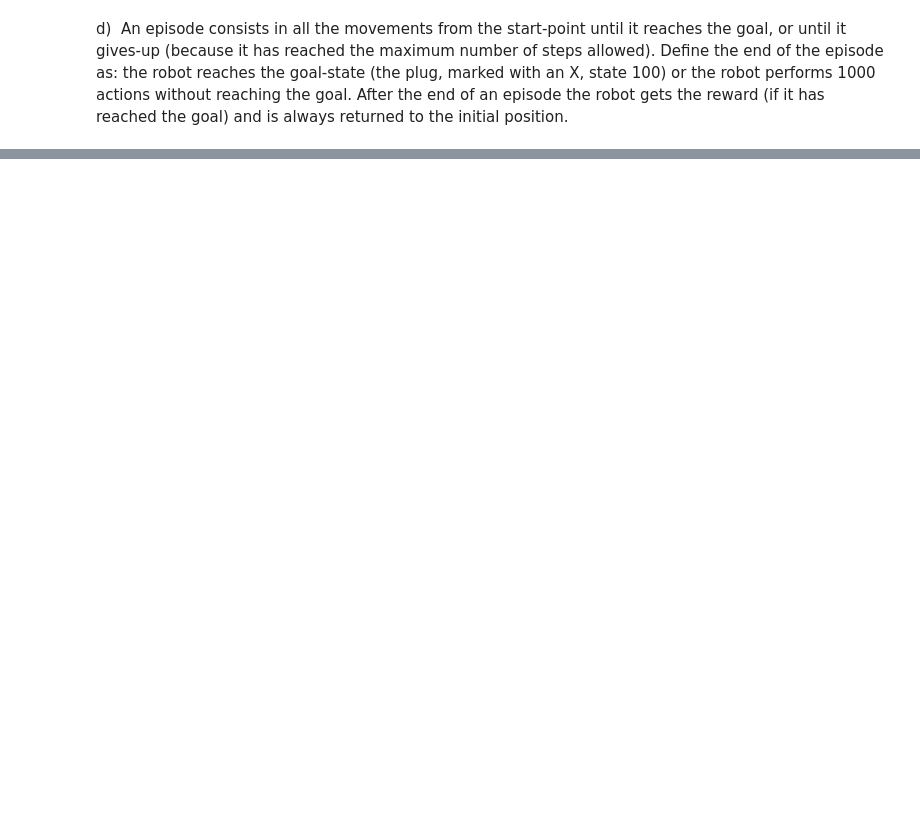
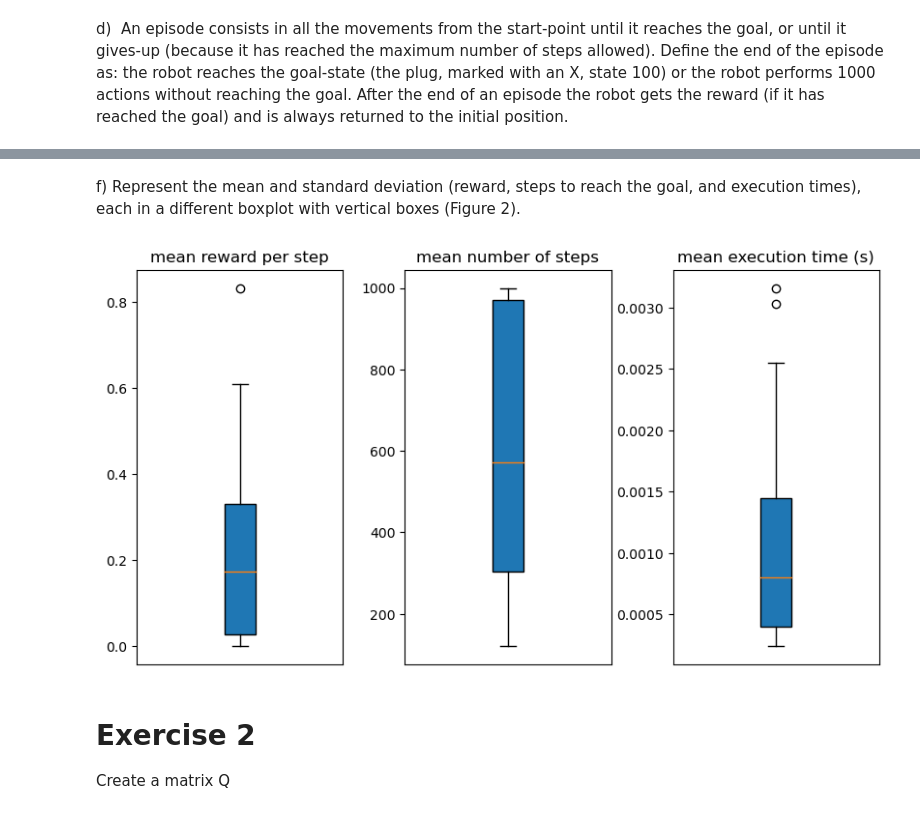
Before and after one commit to jelenameyer/IntroToMachineLearning, a Jupyter notebook: assignments/assignment3/assignment3.ipynb, the cells around one changed output, grey strips where cells are left out. Drawn from its saved outputs; the diff is of its cells as text; code cells hidden in the pictures; blank space fills up the shorter version.

```diff
--- a/assignments/assignment3/assignment3.ipynb
+++ b/assignments/assignment3/assignment3.ipynb
@@ -50,7 +52,7 @@ rewardFunction(10000)
 # %% [markdown]
 c) A function that randomly chooses an action.
 # %%
-def randomlyChoseAction(state):
+def randomlyChoseAction():
     possibleActions = ["up", "left", "right", "down"]
     randomPosition = random.randint(0,3)
     randomAction = possibleActions[randomPosition]
@@ -59,14 +65,17 @@ def randomlyChoseAction(state):
 # %% [markdown]
 d)  An episode consists in all the movements from the start-point until it reaches the goal, or until it gives-up (because it has reached the maximum number of steps allowed). Define the end of the episode as: the robot reaches the goal-state (the plug, marked with an X, state 100) or the robot performs 1000 actions without reaching the goal. After the end of an episode the robot gets the reward (if it has reached the goal) and is always returned to the initial position.
 # %%
-maxNumberStepsAllowed = 1000
+def runEpisode(state = 1, finalState = 100, maxNumberStepsAllowed = 1000):
+    numberOfStepsEpisode = 0
+    reward = 0
 
-finalState = 100
-state = 1
-count = 0
-while state != finalState and count < 1000:
-    state = stateTransitionFunction(state, randomlyChoseAction(state))
-    count +=1
+    while state != finalState and numberOfStepsEpisode < maxNumberStepsAllowed:
+        state = stateTransitionFunction(state, randomlyChoseAction())
+        reward += getReward(state)
+        numberOfStepsEpisode +=1
 
-count
+    return (numberOfStepsEpisode, reward)
+
+random.seed(13)
+print(runEpisode())
 # %% [output]
@@ -73,0 +132,33 @@ count
+# %% [markdown]
+
+f) Represent the mean and standard deviation (reward, steps to reach the goal, and execution times), each in a different boxplot with vertical boxes (Figure 2).
+# %%
+# visualize metrics
+fig, axs = plt.subplots(1, 3)
+
+axs[0].boxplot(allRewardsPerSteps,
+                   patch_artist=True)
+axs[0].set_title("mean reward per step")
+axs[0].set_xticks([])
+
+axs[1].boxplot(allNumberOfStepsEpisode,
+                   patch_artist=True)
+axs[1].set_title("mean number of steps")
+axs[1].set_xticks([])
+
+axs[2].boxplot(allexecutionTimes,
+                   patch_artist=True)
+axs[2].set_title("mean execution time (s)")
+axs[2].set_xticks([])
+
+fig.subplots_adjust(left=0.2, right=1.4, bottom=0.05, top=0.9,
+                    hspace=0.4, wspace=0.3)
+
+
+plt.show()
+# %% [output]
+[figure, added]
+# %% [markdown]
+# Exercise 2
+
+Create a matrix Q
```
Also changed, not shown: parts of 7 cells of this notebook.
